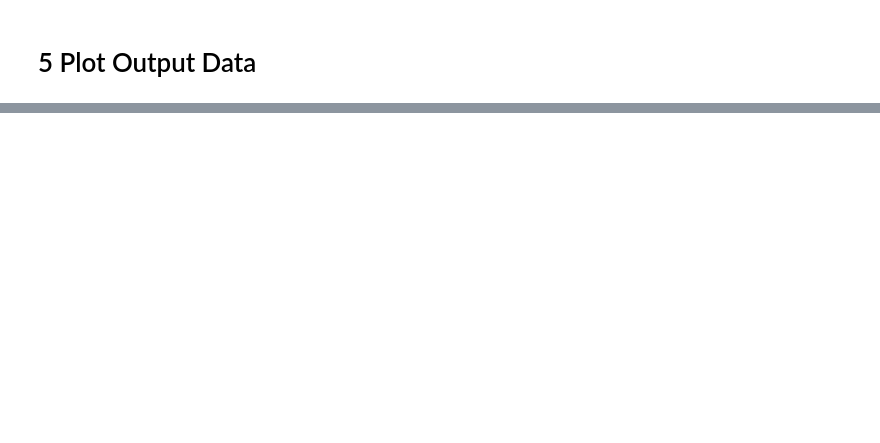
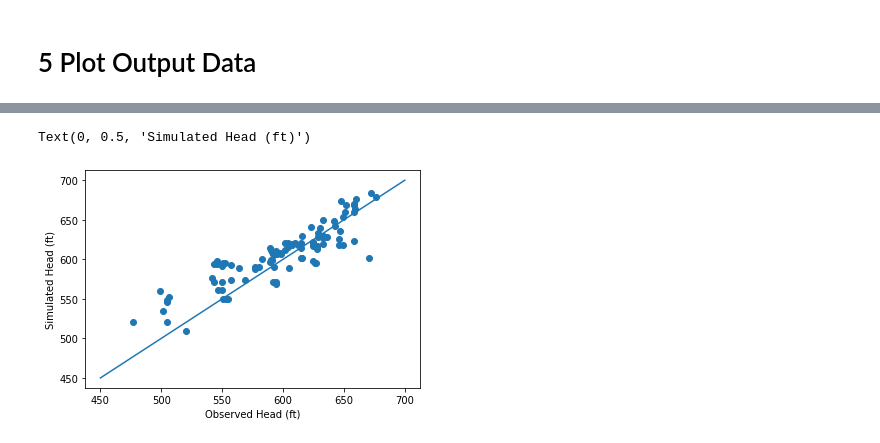
Before and after one commit to dbabrams/ShallowDolomite_Group, a Jupyter notebook: WillCounty_April26.ipynb, the cells around one changed output, grey strips where cells are left out. Saved outputs shown, nothing was run; the diff lists cells and outputs as text; code cells hidden in the pictures; blank space fills up the shorter version.

```diff
--- a/WillCounty_April26.ipynb
+++ b/WillCounty_April26.ipynb
@@ -607,0 +658,41 @@ plt.title('Steady-State Model, Flow(ft^3/d) and Head(ft) Results', fontsize = 15
+# %%
+# import well data from csv file
+pumping_ob = pd.read_csv('https://raw.githubusercontent.com/dbabrams/ShallowDolomite_Group/master/pumping/SB_Potent_Surface_points.csv?token=AOLJKS6FEV3LMGLPGNL5OBS6WW5DQ')
+
+# trim dataframe with well information to the model domain
+pumping_ob = pumping_ob.loc[pumping_ob['lambx']<nex]
+pumping_ob = pumping_ob.loc[pumping_ob['lamby']<ney]
+pumping_ob = pumping_ob[pumping_ob['lambx']>swx]
+pumping_ob = pumping_ob[pumping_ob['lamby']>swy]
+
+# put the data into the format required for the well package, with columns for layer, row, column, and flux
+# assign all wells to bedrock layer (10 layers but starts at 0 so the last layer is 9)
+#pumping_ob ['lay'] = 9
+# convert lamx to column and lamy to row
+pumping_ob['row'] = np.trunc((ney-pumping_ob['lamby'])/dy)
+pumping_ob['col'] = np.trunc((pumping_ob['lambx']-swx)/dx)
+# define the flux as the pumpage data from the imported file and convert from gal/year to ft3/day to match other units of the model. Also, make it negative so that it detracts from system.
+#pumping_ob.rename(columns={'Head':'Head_ftAMS'})
+pumping_ob['row'] = pumping_ob.row.astype("int64")
+pumping_ob['col'] = pumping_ob.col.astype("int64")
+
+pumping_ob['simulated']=head[9,pumping_ob['row'],pumping_ob['col']]
+
+# drop unneeded columns
+pumping_ob = pumping_ob.drop(['lambx','lamby'], axis=1)
+
+#print(pumping_ob)
+
+compare=pumping_ob
+compare=compare.set_index('Head_ftAMS')
+compare=compare.drop(['row','col'],axis=1)
+plt.scatter(compare.index,compare.simulated)
+x = np.linspace(450,700)
+y = x
+plt.plot(x,y)
+plt.xlabel('Observed Head (ft)')
+plt.ylabel('Simulated Head (ft)')
+#print (compare)
+# %% [output]
+Text(0, 0.5, 'Simulated Head (ft)')
+[figure, added]
```
Also changed, not shown: parts of 8 cells of this notebook.
